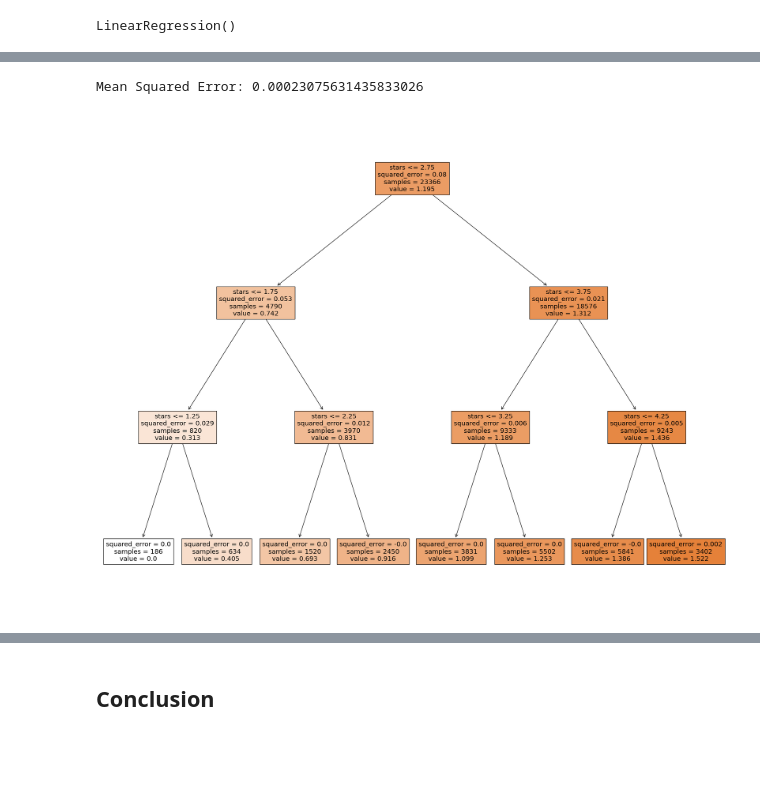
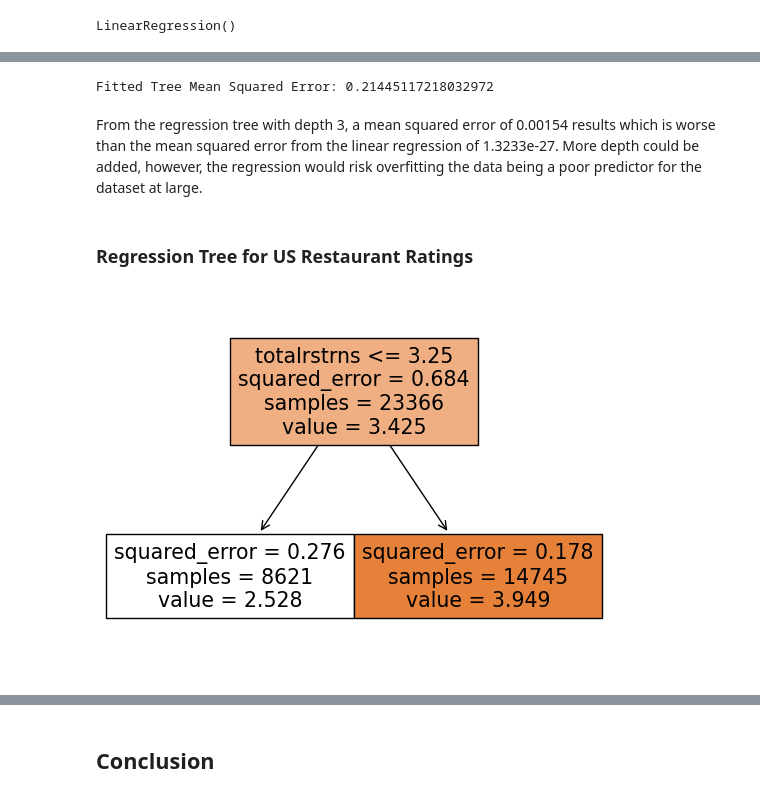
Before and after one commit to vvickychan/yelp-code, a Jupyter notebook: yelp.ipynb, the cells around one changed output, grey strips where cells are left out. Drawn from its saved outputs; the diff is of its cells as text; code cells hidden in the pictures; blank space fills up the shorter version.

Commit message:
Machine Learning
Regression Tree is done

```diff
--- a/yelp.ipynb
+++ b/yelp.ipynb
@@ -1395,0 +1407,18 @@ $$
+# %%
+plt.figure(figsize=(10,10))
+ax = plt.axes()
+ax.scatter(x, y)
+ax.set_title("Regression for Number of Reviews and Restaurant Yelp Ratings")
+
+p = np.polyfit(x, np.log(y), 1)
+a = np.exp(p[1])
+b = p[0]
+x_fitted = np.linspace(np.min(x), np.max(x), 100)
+y_fitted = a * np.exp(b * x_fitted)
+
+ax.plot(x_fitted, y_fitted, 'k', label='Fitted curve')
+plt.rcParams['axes.spines.right'] = False
+plt.rcParams['axes.spines.top'] = False
+plt.xlabel('reviews')
+plt.ylabel('rating')
+plt.show()
@@ -1396,9 +1429,10 @@ $$
 # %% [markdown]
 ## 4.2 Machine Learning
 # %%
-X = df_us_restaurants.drop(["business_id", "name", "neighborhood", "address","city", "state", "postal_code", "latitude", "longitude", "categories", "is_open"], axis=1).copy()
+X = df
 # convert everything to be a float for later on
 
 for col in list(X):
     X[col] = X[col].astype(float)
-X.head()
+
+y = df["stars"]
@@ -1412,4 +1438,0 @@ X.head()
-# %%
-y = np.log(df_us_restaurants["stars"])
-df_us_restaurants["log_stars"] = y
-y.head(10)
@@ -1475,9 +1453,11 @@ star_tree = tree.DecisionTreeRegressor(max_depth=3).fit(X,y)
 # %%
-# use the fitted tree to predict
+# use the fitted tree to predict the error
 y_pred_tree = star_tree.predict(X)
 
-# find the error of prediction (MSE)
-from sklearn import metrics
-print('Mean Squared Error:', metrics.mean_squared_error(y, y_pred_tree))
+print('Fitted Tree Mean Squared Error:', metrics.mean_squared_error(y, y_pred_tree))
 # %% [output]
-Mean Squared Error: 0.00023075631435833026
+Fitted Tree Mean Squared Error: 0.21445117218032972
+# %% [markdown]
+From the regression tree with depth 3, a mean squared error of 0.00154 results which is worse than the mean squared error from the linear regression of 1.3233e-27. More depth could be added, however, the regression would risk overfitting the data being a poor predictor for the dataset at large.
+# %% [markdown]
+### Regression Tree for US Restaurant Ratings
@@ -1484,5 +1468,9 @@ Mean Squared Error: 0.00023075631435833026
+# %%
+star_tree = tree.DecisionTreeRegressor(max_depth=3, ccp_alpha = 0.1).fit(X,y)
+
+y_pred_tree = star_tree.predict(X)
 # %%
-starfig = plt.figure(figsize=(25,20))
-starfig = tree.plot_tree(star_tree, feature_names=X.columns, filled=True)
+star_fig = plt.figure()
+star_fig = tree.plot_tree(star_tree, feature_names=['totalrstrns', 'logtotalreviews','logpercentage', 'incomebill', 'firstmarravg'], filled=True)
 # %% [output]
-[figure, old version]
+[figure, new version]
```
Also changed, not shown: parts of 38 cells of this notebook, 1 other file.
